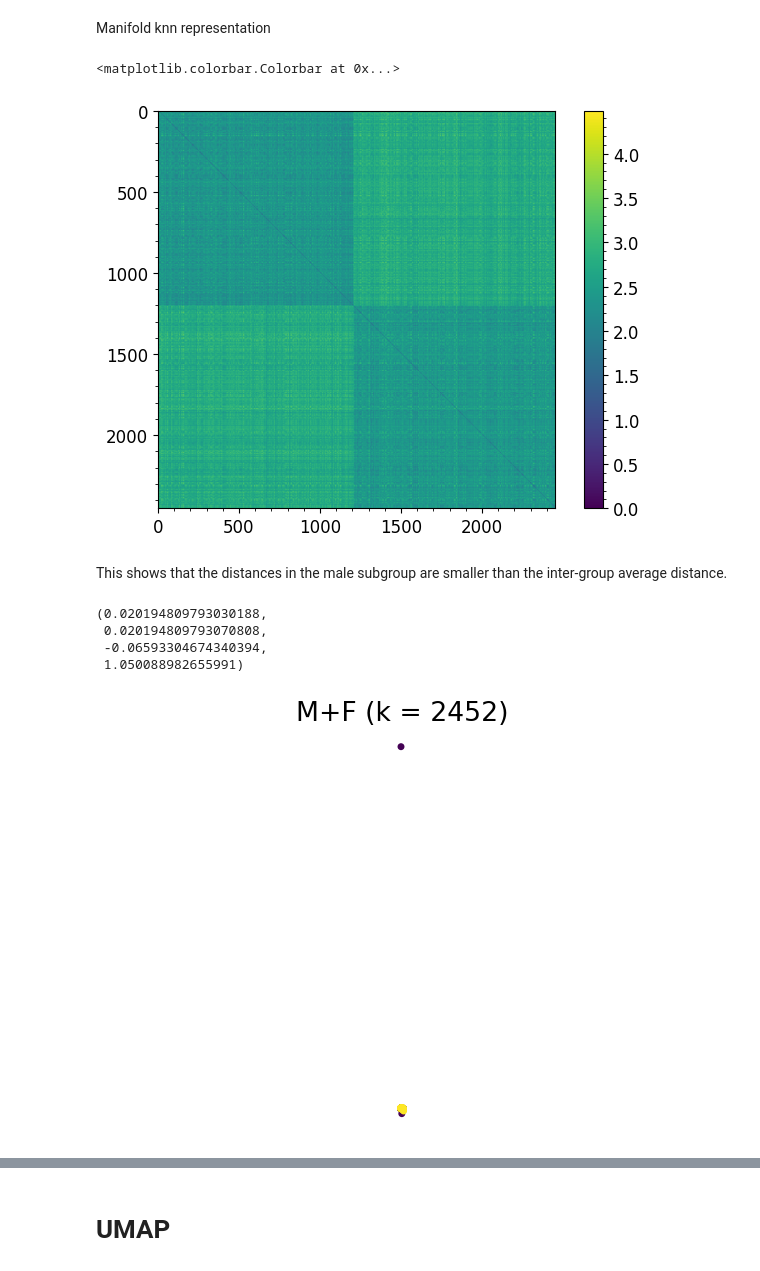
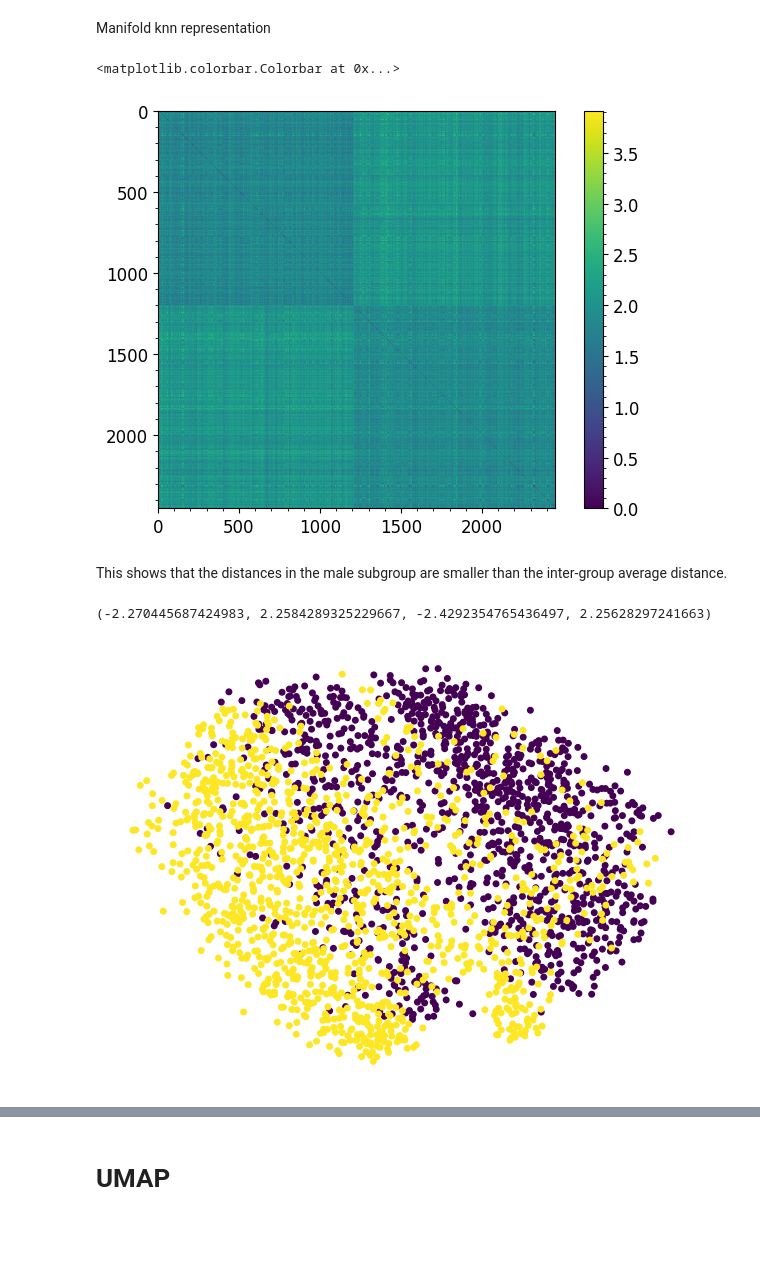
Before and after one commit to djanloo/dynamiting, a Jupyter notebook: mde.ipynb, the cells around one changed output, grey strips where cells are left out. Saved outputs shown, nothing was run; the diff lists cells and outputs as text; code cells hidden in the pictures; blank space fills up the shorter version.

```diff
--- a/mde.ipynb
+++ b/mde.ipynb
@@ -75,7 +75,7 @@ from sklearn.preprocessing import MinMaxScaler, QuantileTransformer
 
 scaler = QuantileTransformer()
 
-X = df.values
+X = df[quantitative].values
 X = scaler.fit_transform(X)
 # %% [markdown]
 Manifold knn representation
@@ -91,23 +91,16 @@ plt.imshow(adj)
 plt.colorbar()
 # %% [output]
 <matplotlib.colorbar.Colorbar at 0x...>
-[figure, old version]
+[figure, new version]
 # %% [markdown]
 This shows that the distances in the male subgroup are smaller than the inter-group average distance.
 # %%
-from sklearn.manifold import spectral_embedding
-from sklearn.datasets import load_digits
 from sklearn.manifold import MDS
-X, _ = load_digits(return_X_y=True)
-embedding = MDS(n_components=2)
-X_transformed = embedding.fit_transform(X[:100])
-X_transformed.shape
-plt.scatter(embedding[:,0], points[:,1], c=df.sex)
-plt.title(f"M+F (k = {k})")
+
+embedding = MDS(n_components=2).fit_transform(X)
+
+plt.scatter(embedding[:,0], embedding[:,1], c=df.sex)
 plt.axis("off")
 # %% [output]
-(0.020194809793030188,
- 0.020194809793070808,
- -0.06593304674340394,
- 1.050088982655991)
+(-2.270445687424983, 2.2584289325229667, -2.4292354765436497, 2.25628297241663)
-[figure, old version]
+[figure, new version]
```
Also changed, not shown: parts of 1 cell of this notebook.
